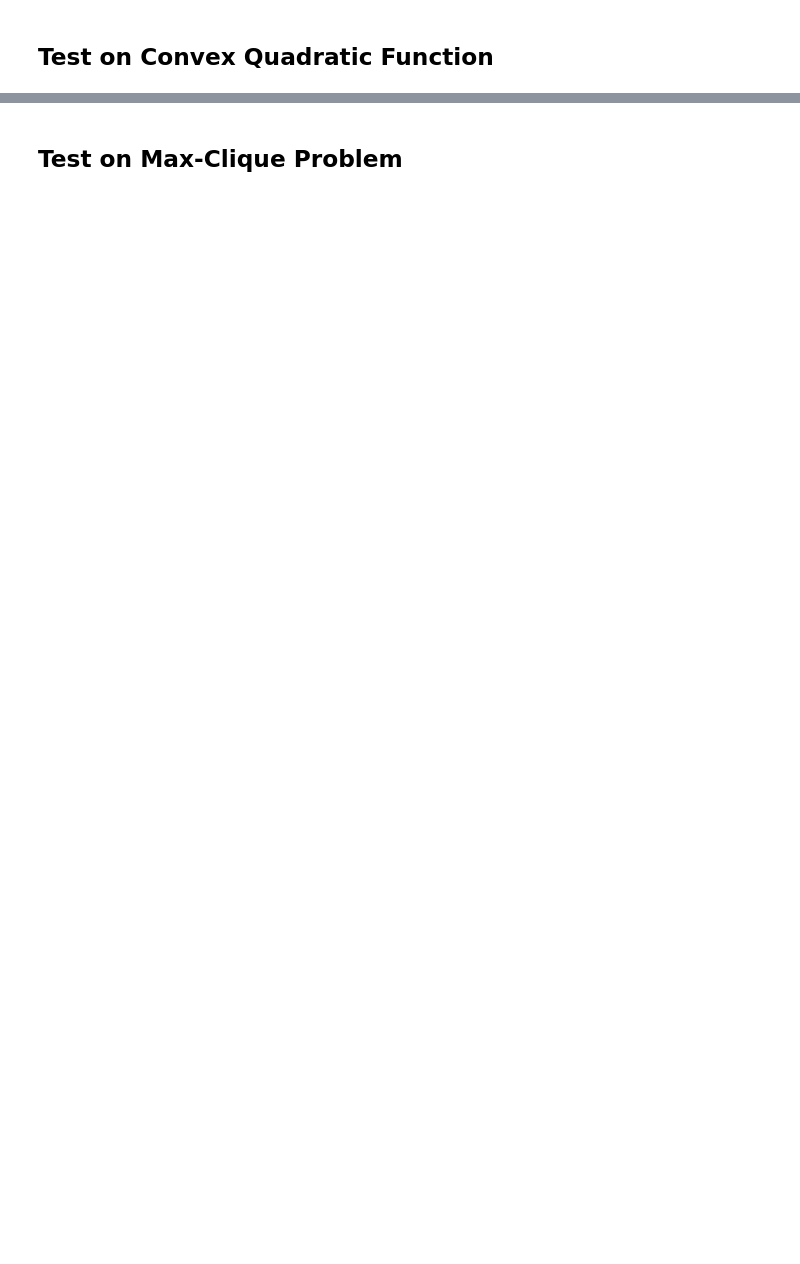
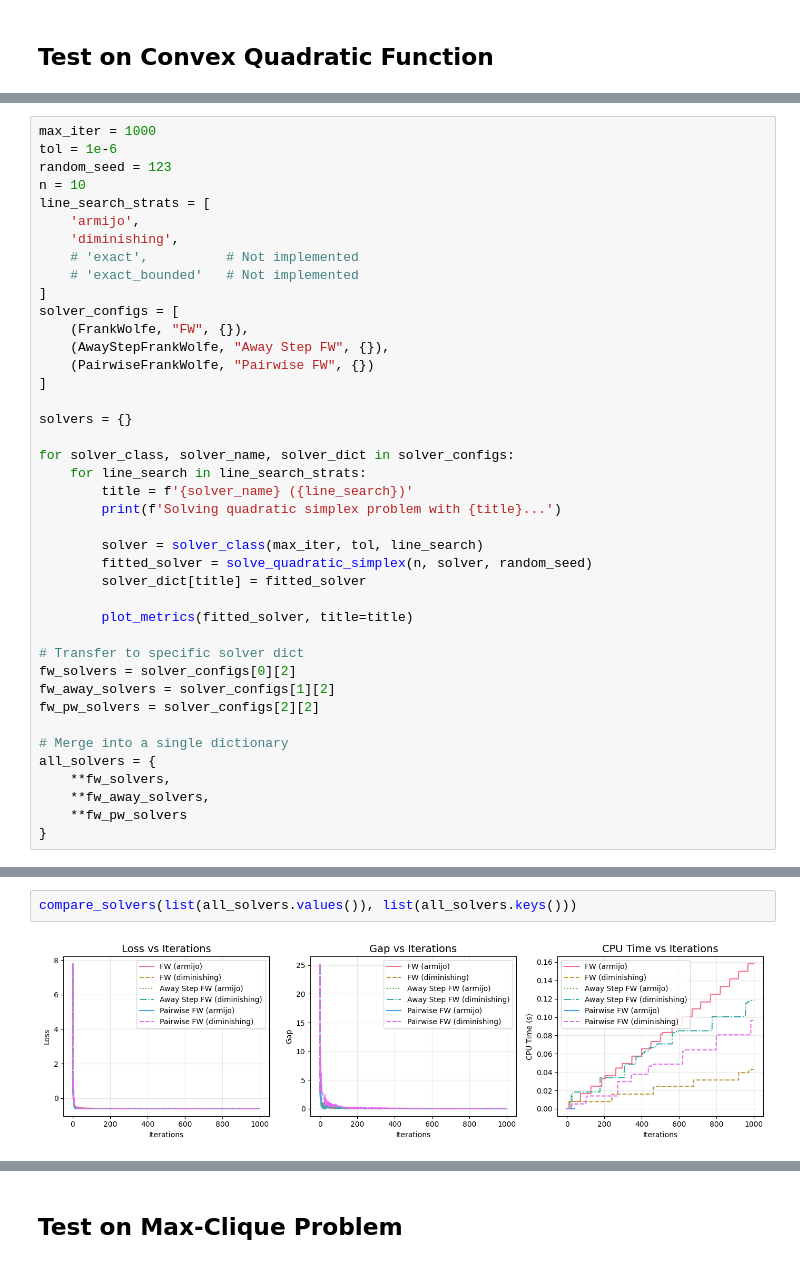
Before and after one commit to pavelihno/optimization-data-science, a Jupyter notebook: Project.ipynb, the cells around one changed output, grey strips where cells are left out. Cells and saved outputs as stored; diff of their text form; blank space fills up the shorter version.

```diff
--- a/Project.ipynb
+++ b/Project.ipynb
@@ -441,0 +593,41 @@ class PairwiseFrankWolfe(AwayStepFrankWolfe):
+# %%
+max_iter = 1000
+tol = 1e-6
+random_seed = 123
+n = 10
+line_search_strats = [
+    'armijo',
+    'diminishing',
+    # 'exact',          # Not implemented
+    # 'exact_bounded'   # Not implemented
+]
+solver_configs = [
+    (FrankWolfe, "FW", {}),
+    (AwayStepFrankWolfe, "Away Step FW", {}),
+    (PairwiseFrankWolfe, "Pairwise FW", {})
+]
+
+solvers = {}
+
+for solver_class, solver_name, solver_dict in solver_configs:
+    for line_search in line_search_strats:
+        title = f'{solver_name} ({line_search})'
+        print(f'Solving quadratic simplex problem with {title}...')
+
+        solver = solver_class(max_iter, tol, line_search)
+        fitted_solver = solve_quadratic_simplex(n, solver, random_seed)
+        solver_dict[title] = fitted_solver
+
+        plot_metrics(fitted_solver, title=title)
+
+# Transfer to specific solver dict
+fw_solvers = solver_configs[0][2]
+fw_away_solvers = solver_configs[1][2]
+fw_pw_solvers = solver_configs[2][2]
+
+# Merge into a single dictionary
+all_solvers = {
+    **fw_solvers,
+    **fw_away_solvers,
+    **fw_pw_solvers
+}
@@ -441,0 +657,4 @@ class PairwiseFrankWolfe(AwayStepFrankWolfe):
+# %%
+compare_solvers(list(all_solvers.values()), list(all_solvers.keys()))
+# %% [output]
+[figure, added]
```
Also changed, not shown: parts of 12 cells of this notebook.
